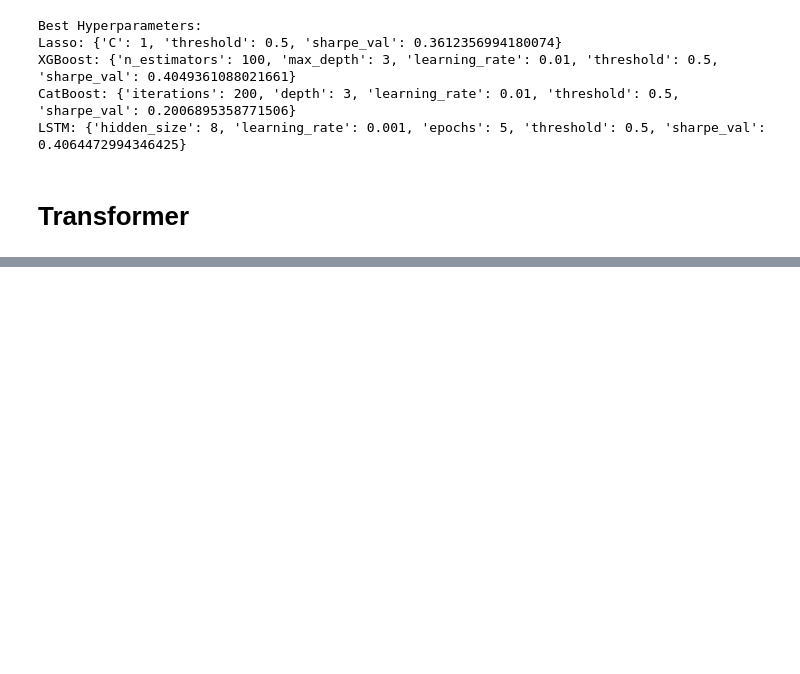
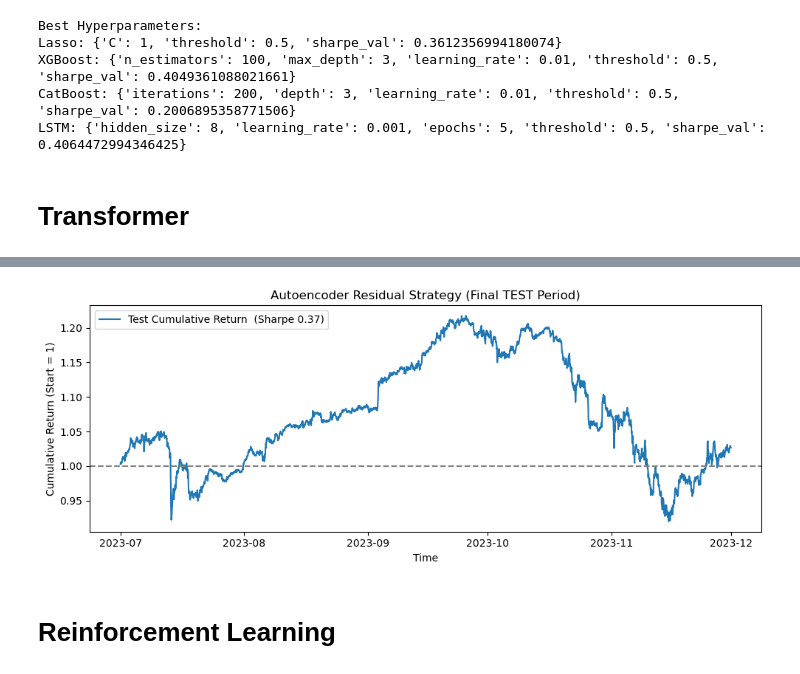
Before and after one commit to spurs7216/Quant_Research, a Jupyter notebook: ML_strategy.ipynb, the cells around one changed output, grey strips where cells are left out. Drawn from its saved outputs; the diff is of its cells as text; code cells hidden in the pictures; blank space fills up the shorter version.

```diff
--- a/ML_strategy.ipynb
+++ b/ML_strategy.ipynb
@@ -596,0 +787,31 @@ plt.show()
+# %%
+# 4) Reconstruct on TEST only
+model.eval()
+test_scaled = torch.tensor(feat_scaled.loc[mask_test].values.astype('float32')).to(device)
+recons_test = []
+with torch.no_grad():
+    for i in range(0, test_scaled.shape[0], 64):
+        batch = test_scaled[i:i+64]
+        recon_batch = model(batch).cpu().numpy()
+        recons_test.append(recon_batch)
+recons_test = np.vstack(recons_test)  # shape (#TEST, input_dim)
+
+# 5) Compute unscaled residuals on TEST for return features
+train_std = scaler.scale_
+scaled_resid_test = feat_scaled.loc[mask_test].values - recons_test
+resid_unscaled_test = scaled_resid_test * train_std  # broadcast
+
+# Create DataFrame of return residuals
+ret_cols = [f'r_{c}' for c in coins]
+ret_resid_test = pd.DataFrame(
+    resid_unscaled_test,
+    index=feat_scaled.loc[mask_test].index,
+    columns=feat_scaled.columns
+)[ret_cols]
+
+# 6) Compute cross-sectional z-score at each TEST timestamp
+row_mean_test = ret_resid_test.mean(axis=1)
+row_std_test  = ret_resid_test.std(axis=1).replace(0, np.nan)
+zscore_test   = ret_resid_test.sub(row_mean_test, axis=0).div(row_std_test, axis=0).fillna(0)
+# Rename columns from 'r_<coin>' to '<coin>'
+zscore_test.columns = [col.replace('r_', '') for col in zscore_test.columns]
@@ -596,0 +896,16 @@ plt.show()
+# %%
+# 11) Plot cumulative return
+plt.figure(figsize=(10,4))
+plt.plot(cumret_test.index, cumret_test.values,
+         label=f"Test Cumulative Return  (Sharpe {sharpe_test:.2f})")
+plt.axhline(1.0, linestyle='--', color='gray')
+plt.title("Autoencoder Residual Strategy (Final TEST Period)")
+plt.xlabel("Time")
+plt.ylabel("Cumulative Return (Start = 1)")
+plt.legend()
+plt.tight_layout()
+plt.show()
+# %% [output]
+[figure, added]
+# %% [markdown]
+# Reinforcement Learning
```
Also changed, not shown: parts of 29 cells of this notebook, 4 other files.
